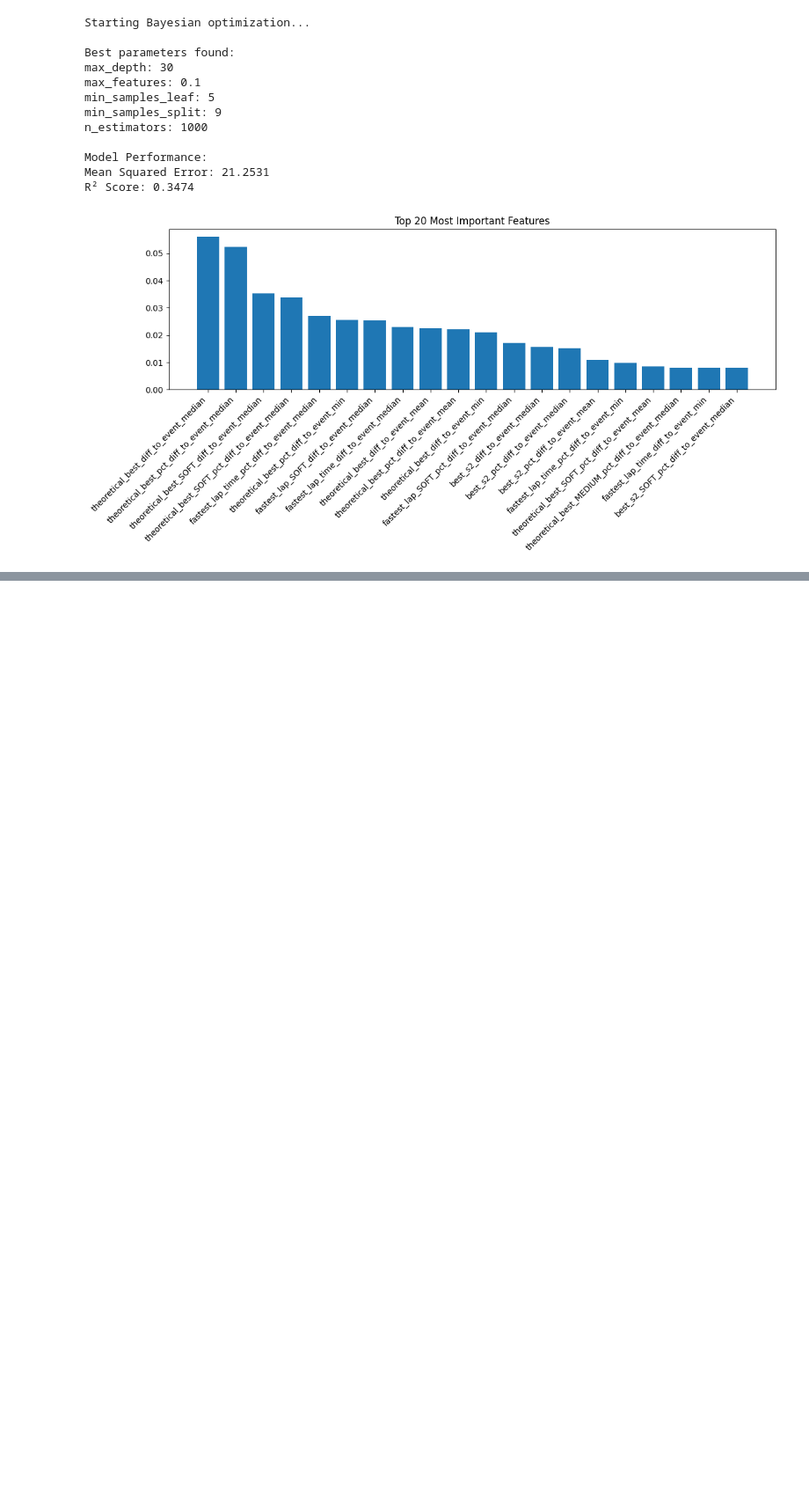
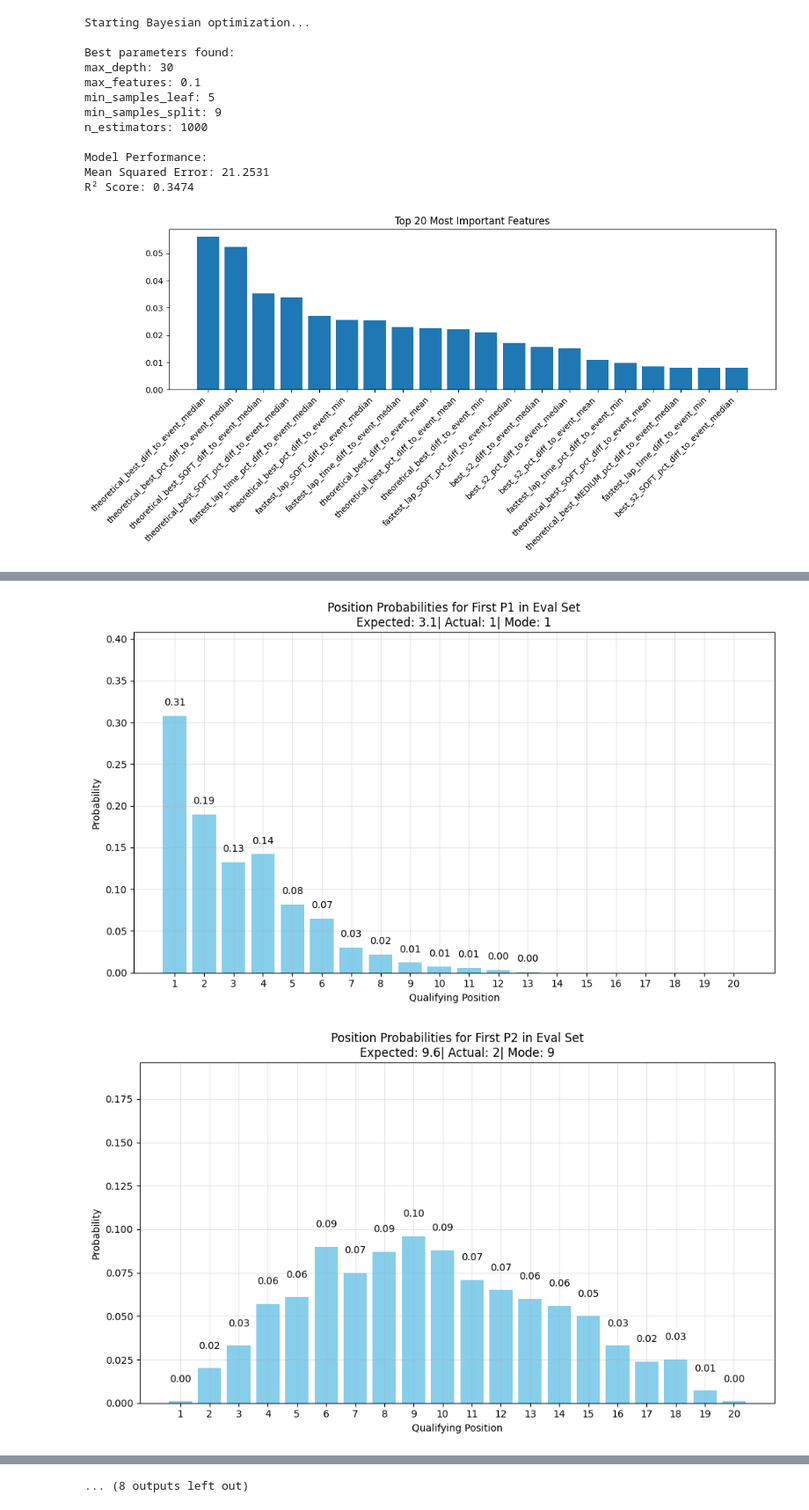
Before and after one commit to ATRedshaw/f1-forecasting, a Jupyter notebook: notebooks/qualifying_model.ipynb, the cells around one changed output, grey strips where cells are left out. Shown at 88% size. Drawn from its saved outputs; the diff is of its cells as text; code cells hidden in the pictures; blank space fills up the shorter version.

```diff
--- a/notebooks/qualifying_model.ipynb
+++ b/notebooks/qualifying_model.ipynb
@@ -127,0 +207,49 @@ R² Score: 0.3474
+# %%
+# For each actual position 1-20
+for target_position in range(1, 21):
+    # Find all instances of this position in evaluation set
+    position_mask = y_eval == target_position
+    if not any(position_mask):
+        print(f"No examples found for P{target_position}")
+        continue
+
+    position_index = y_eval[position_mask].index[0]
+    sample_data = X_eval.loc[[position_index]]
+    actual_position = y_eval.loc[position_index]
+
+    # Get the predicted value for this sample
+    sample_prediction = best_rf_model.predict(sample_data)[0]
+
+    # Get predictions from each tree
+    tree_predictions = [tree.predict(sample_data.values)[0] for tree in best_rf_model.estimators_]
+
+    # Round and clip predictions
+    tree_positions = np.clip(np.round(tree_predictions), 1, 20).astype(int)
+
+    # Compute probabilities
+    positions = np.arange(1, 21)
+    counts = np.bincount(tree_positions, minlength=21)[1:21]
+    probabilities = counts / len(tree_predictions)
+
+    # Create new figure for each position
+    plt.figure(figsize=(10, 6))
+    plt.bar(positions, probabilities, color='skyblue')
+    plt.xlabel("Qualifying Position")
+    plt.ylabel("Probability")
+    plt.title(f"Position Probabilities for First P{target_position} in Eval Set\nExpected: {sample_prediction:.1f}| Actual: {actual_position:.0f}| Mode: {positions[np.argmax(probabilities)]}")
+    plt.xticks(positions)
+
+    # Annotate probabilities
+    for pos, prob in zip(positions, probabilities):
+        if prob > 0:
+            plt.text(pos, prob + 0.01, f"{prob:.2f}", ha='center', va='bottom')
+
+    plt.ylim(0, max(probabilities) + 0.1)
+    plt.grid(True, alpha=0.3)
+    plt.tight_layout()
+    plt.show()
+
+# Expected  value is the average, and doesn't reflect the most likely position (the mode)
+# %% [output]
+[figure, added]
+[figure, added]
@@ -127,0 +266 @@ R² Score: 0.3474
+... (8 outputs left out)
```
Also changed, not shown: parts of 8 cells of this notebook, 2 other files.
